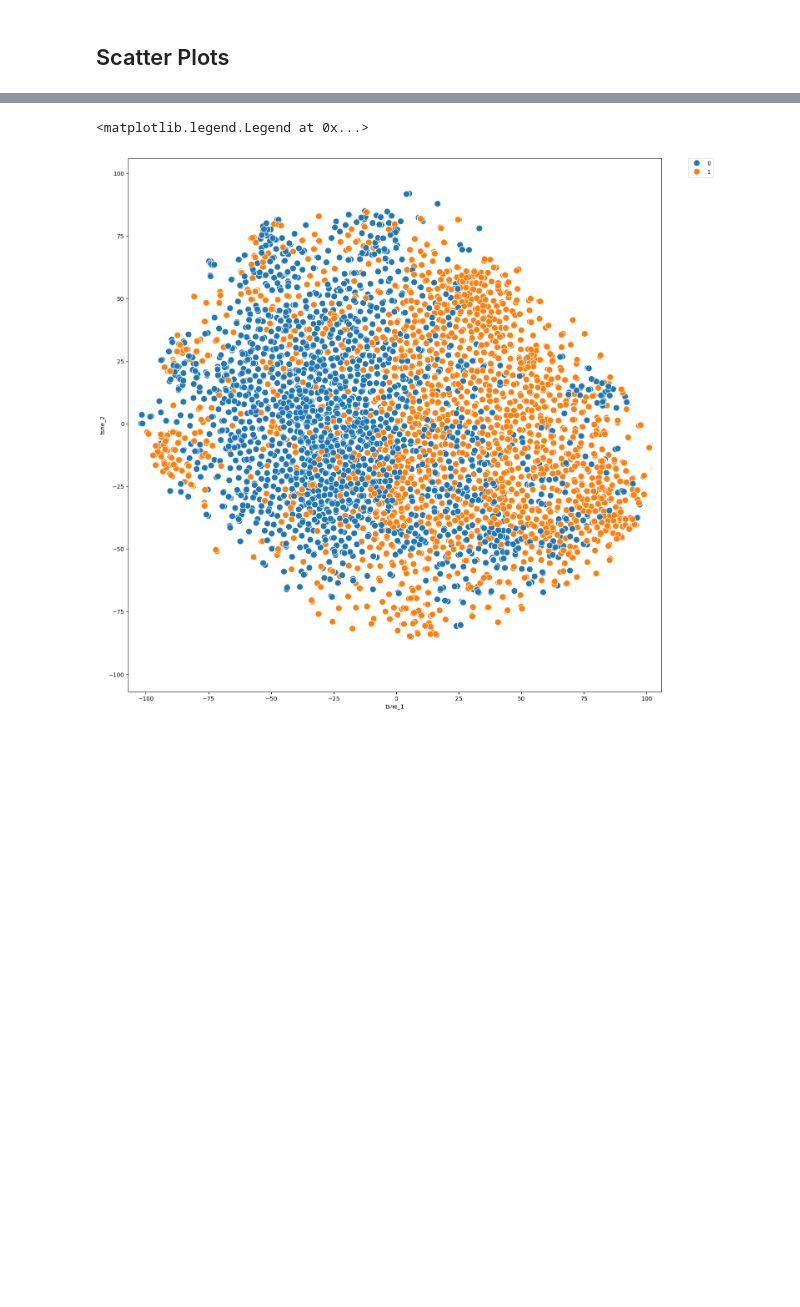
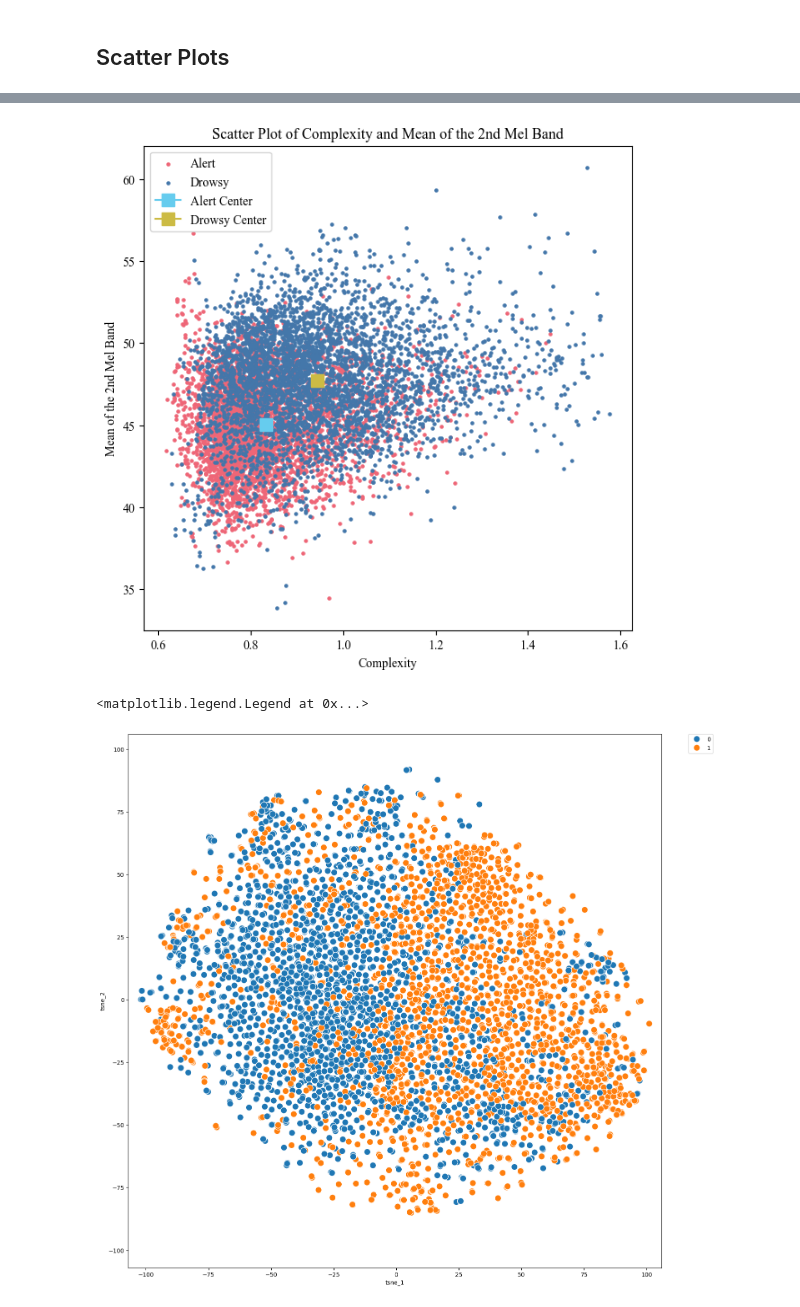
Before and after one commit to KemalcanKucuk/eeg-attention, a Jupyter notebook: visualization.ipynb, the cells around one changed output, grey strips where cells are left out. Drawn from its saved outputs; the diff is of its cells as text; code cells hidden in the pictures; blank space fills up the shorter version.

```diff
--- a/visualization.ipynb
+++ b/visualization.ipynb
@@ -43,3 +44,43 @@ plt.show()
+# %%
+import matplotlib.pyplot as plt
+import numpy as np
+import utils, constants
+plt.rcParams["font.family"] = "Times New Roman"
+dataset = utils.data_loader(path = constants.MAIN_CSV_FILE)
+reduced_dataset = utils.channel_selection(dataset, constants.SELECTED_CHANNELS)
+
+f1 = 'complexity'
+f2 = 'mel_2'
+
+# Example data
+feature1 = reduced_dataset[f1]
+feature2 = reduced_dataset[f2]
+labels = reduced_dataset['label']
+plt.rcParams["figure.figsize"] = [7, 7]
+# Separate data based on labels
+x0 = [feature1[i] for i in labels.index if labels[i] == 0]
+y0 = [feature2[i] for i in labels.index if labels[i] == 0]
+x1 = [feature1[i] for i in labels.index if labels[i] == 1]
+y1 = [feature2[i] for i in labels.index if labels[i] == 1]
+
+# Create scatter plot
+plt.scatter(x0, y0, color='#EE6677', label='Alert', s  = 5)
+plt.scatter(x1, y1, color='#4477AA', label='Drowsy', s  = 5)
+plt.plot(np.mean(x0), np.mean(y0), color='#66CCEE', label='Alert Center', marker='s', markersize=10)
+plt.plot(np.mean(x1), np.mean(y1), color='#ccbb44', label='Drowsy Center', marker='s', markersize=10)
+# Set labels and title
+plt.xlabel('Complexity')
+plt.ylabel('Mean of the 2nd Mel Band')
+plt.title('Scatter Plot of Complexity and Mean of the 2nd Mel Band'.format(f1, f2))
+
+# Add legend
+plt.legend()
+
+# Show the plot
+plt.savefig('outs/scatter/{} and {} class scatter.pdf'.format(f1, f2), bbox_inches='tight', dpi=300)
+plt.show()
+# %% [output]
+[figure, added]
 # %%
 from sklearn.manifold import TSNE
 import pandas as pd
```
Also changed, not shown: parts of 14 cells of this notebook.
